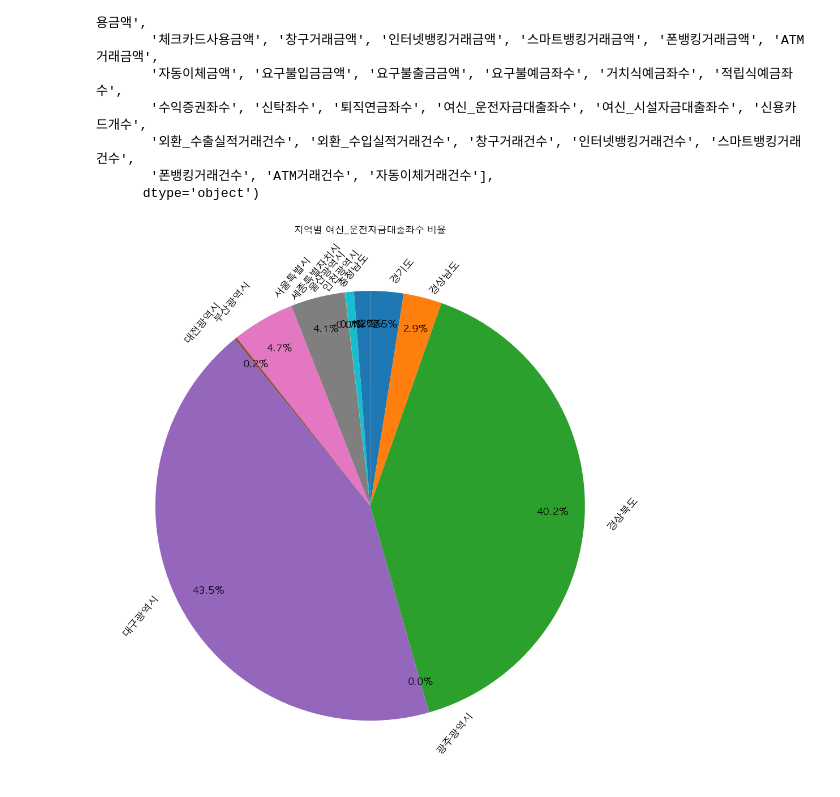
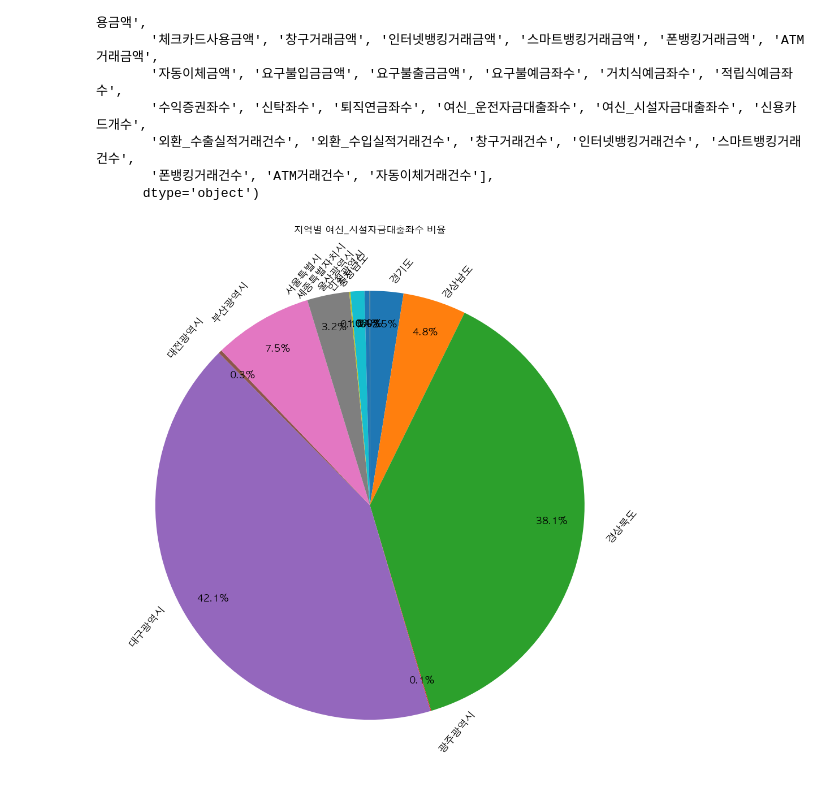
Before and after one commit to Sia-Le-Blanc/Project_Keroro, a Jupyter notebook: Codes/day3/iM데이터재확인.ipynb, the cells around one changed output. Saved outputs shown, nothing was run; the diff lists cells and outputs as text; code cells hidden in the pictures.

```diff
--- a/Codes/day3/iM데이터재확인.ipynb
+++ b/Codes/day3/iM데이터재확인.ipynb
@@ -91,26 +91,26 @@ plt.rcParams['font.family'] = 'AppleGothic'
 # %%
 plt.figure(figsize=(10, 10))
 
 wedges, texts, autotexts = plt.pie(
-    x=new_df['여신_운전자금대출좌수'],
+    x=new_df['여신_시설자금대출좌수'],
     labels=new_df.index,
     autopct='%1.1f%%',
     startangle=90,
     counterclock=False,
     pctdistance=0.85,
     labeldistance=1.1
 )
 
 # 라벨을 세로로 회전
 for text in texts:
     text.set_fontsize(13)
     text.set_rotation(50)  # 글자를 세로로 회전
 
 for autotext in autotexts:
     autotext.set_fontsize(12)
 
-plt.title('지역별 여신_운전자금대출좌수 비율')
+plt.title('지역별 여신_시설자금대출좌수 비율')
 plt.tight_layout()
 plt.show()
 # %% [output]
-[figure, old version]
+[figure, new version]
```
Also changed, not shown: 8 other files.
